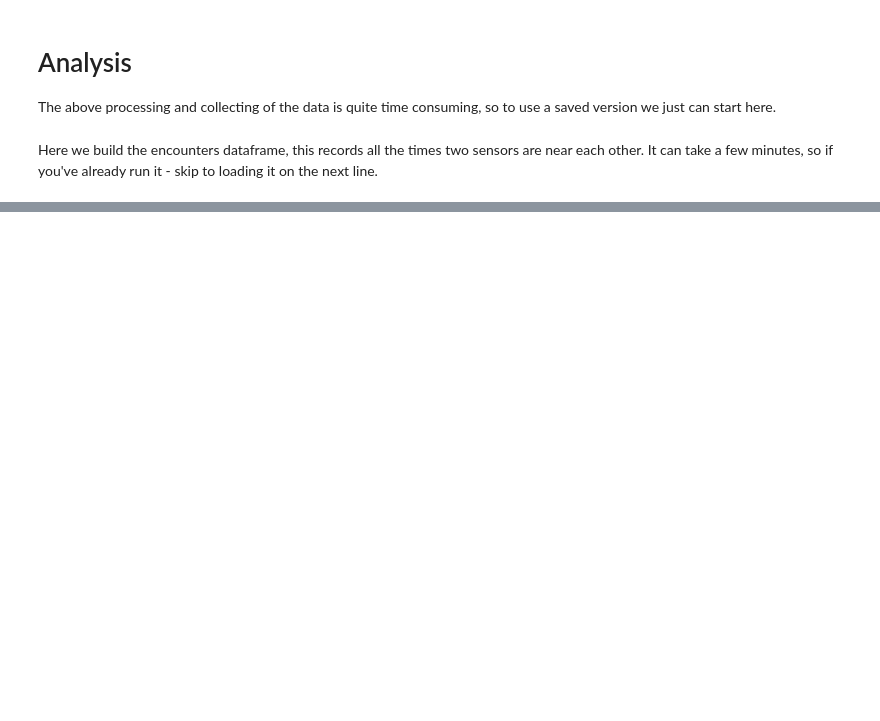
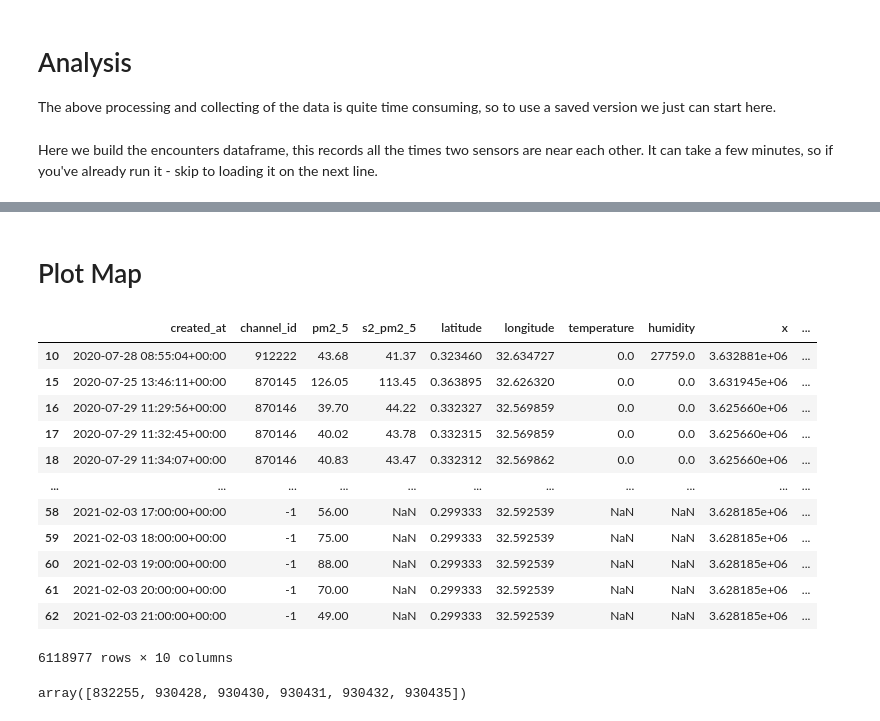
Before and after one commit to lionfish0/experimentation, a Jupyter notebook: Parse Kampala Data.ipynb, the cells around one changed output, grey strips where cells are left out. Drawn from its saved outputs; the diff is of its cells as text; code cells hidden in the pictures; blank space fills up the shorter version.

```diff
--- a/Parse Kampala Data.ipynb
+++ b/Parse Kampala Data.ipynb
@@ -125,0 +125,2 @@ pickle.dump(encounters,open('encounters_embassycopy.p','wb'))
+# %% [markdown]
+# Plot Map
@@ -125,0 +134,16 @@ pickle.dump(encounters,open('encounters_embassycopy.p','wb'))
+# %%
+df
+# %% [output]
+|  | created_at | channel_id | pm2_5 | s2_pm2_5 | latitude | longitude | temperature | humidity | x | ... |
+| 10 | 2020-07-28 08:55:04+00:00 | 912222 | 43.68 | 41.37 | 0.323460 | 32.634727 | 0.0 | 27759.0 | 3.632881e+06 | ... |
+| 15 | 2020-07-25 13:46:11+00:00 | 870145 | 126.05 | 113.45 | 0.363895 | 32.626320 | 0.0 | 0.0 | 3.631945e+06 | ... |
+| 16 | 2020-07-29 11:29:56+00:00 | 870146 | 39.70 | 44.22 | 0.332327 | 32.569859 | 0.0 | 0.0 | 3.625660e+06 | ... |
+| 17 | 2020-07-29 11:32:45+00:00 | 870146 | 40.02 | 43.78 | 0.332315 | 32.569859 | 0.0 | 0.0 | 3.625660e+06 | ... |
+| 18 | 2020-07-29 11:34:07+00:00 | 870146 | 40.83 | 43.47 | 0.332312 | 32.569862 | 0.0 | 0.0 | 3.625660e+06 | ... |
+| ... | ... | ... | ... | ... | ... | ... | ... | ... | ... | ... |
+| 58 | 2021-02-03 17:00:00+00:00 | -1 | 56.00 | NaN | 0.299333 | 32.592539 | NaN | NaN | 3.628185e+06 | ... |
+| 59 | 2021-02-03 18:00:00+00:00 | -1 | 75.00 | NaN | 0.299333 | 32.592539 | NaN | NaN | 3.628185e+06 | ... |
+| 60 | 2021-02-03 19:00:00+00:00 | -1 | 88.00 | NaN | 0.299333 | 32.592539 | NaN | NaN | 3.628185e+06 | ... |
+| 61 | 2021-02-03 20:00:00+00:00 | -1 | 70.00 | NaN | 0.299333 | 32.592539 | NaN | NaN | 3.628185e+06 | ... |
+| 62 | 2021-02-03 21:00:00+00:00 | -1 | 49.00 | NaN | 0.299333 | 32.592539 | NaN | NaN | 3.628185e+06 | ... |
+6118977 rows × 10 columns
@@ -125,0 +163,4 @@ pickle.dump(encounters,open('encounters_embassycopy.p','wb'))
+# %%
+unq[np.where(mobile)]
+# %% [output]
+array([832255, 930428, 930430, 930431, 930432, 930435])
```
Also changed, not shown: parts of 15 cells of this notebook.
